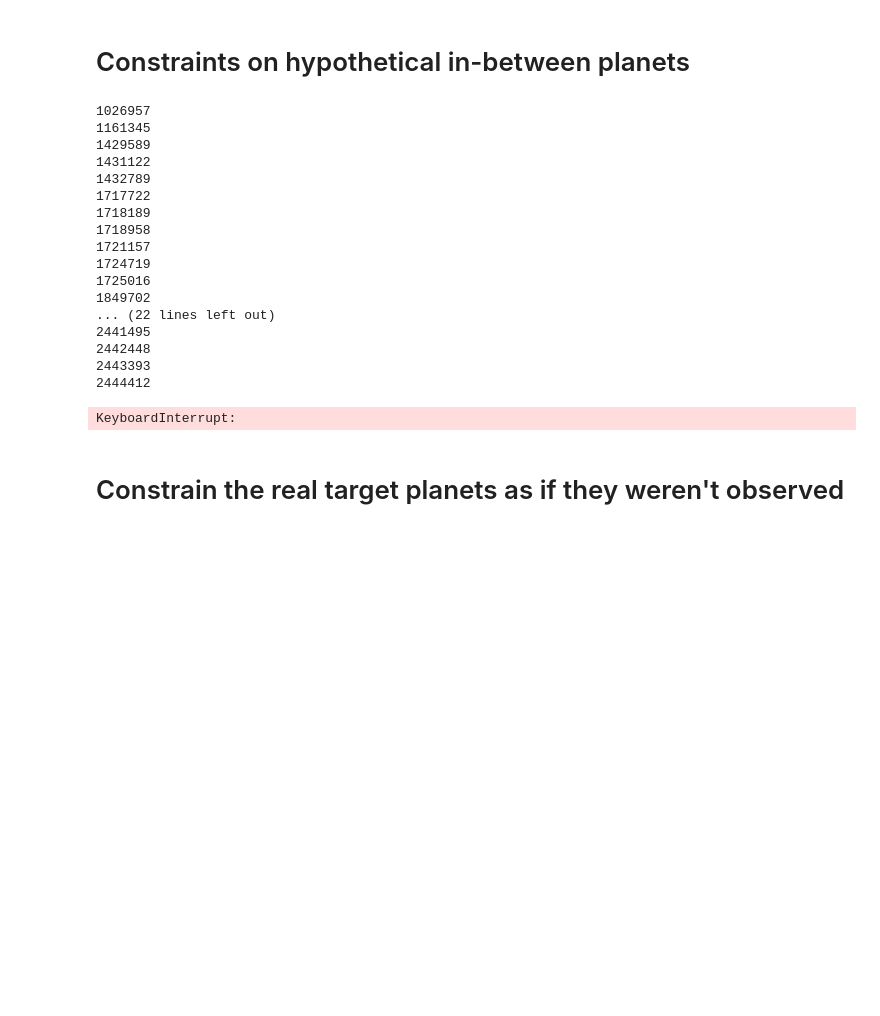
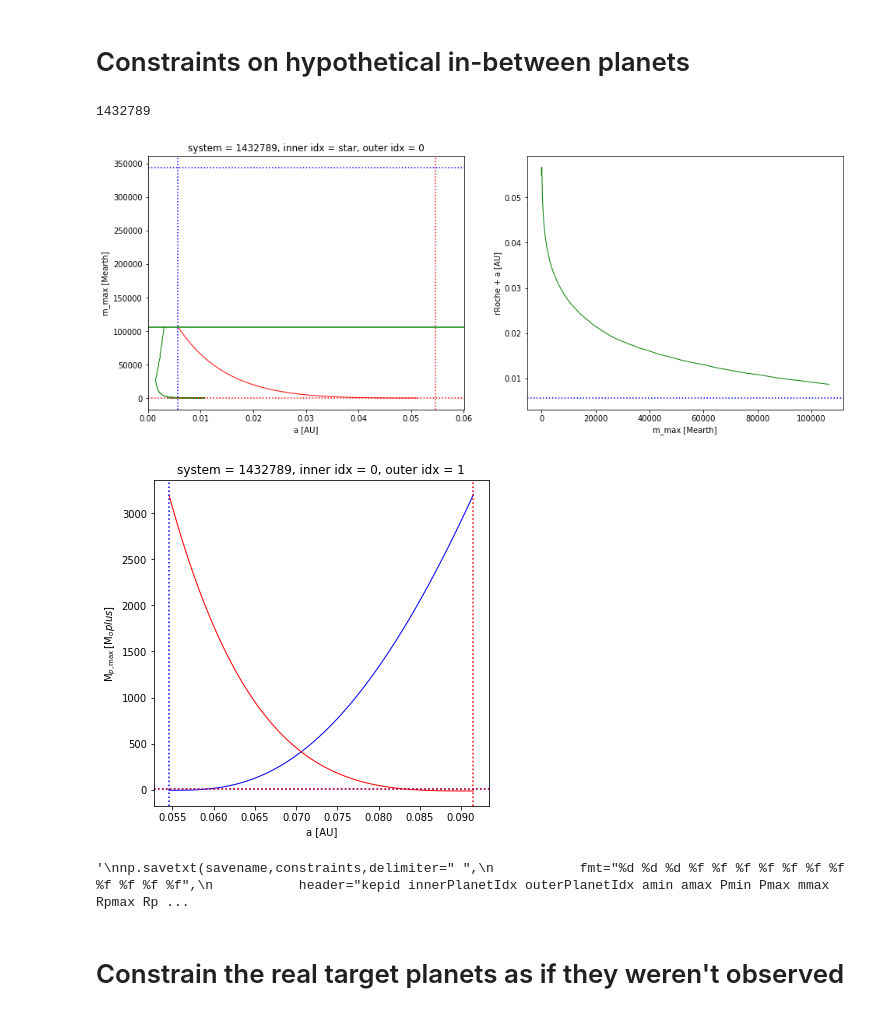
Before and after one commit to esandford/mmi-tagger, a Jupyter notebook: planettagger/constrainProperties.ipynb, the cells around one changed output. Drawn from its saved outputs; the diff is of its cells as text; code cells hidden in the pictures; blank space fills up the shorter version.

```diff
--- a/planettagger/constrainProperties.ipynb
+++ b/planettagger/constrainProperties.ipynb
@@ -96,7 +96,7 @@ kepids_toloop = unique_kepid
 savename = "./realPlanets_obs/realKOIs_hypotheticalConstraints.txt"
 
 
-for ID in kepids_toloop:
+for ID in kepids_toloop[4:5]:
     print(ID)
     thisSystem_mask = (kepids == ID)
     thisSystem_idxs = idxs[thisSystem_mask]
@@ -167,7 +167,7 @@ for ID in kepids_toloop:
         Rmedian = 1000
         Rplus = 0
         Rminus= 0
-    """
+
     #print(rRoche)
     fig,axes = plt.subplots(1,2,figsize=(16,6))
     #axes[0].plot(a_allow,mmax_frominner,'b-',lw=1)
@@ -191,7 +191,7 @@ for ID in kepids_toloop:
     axes[1].set_ylabel('rRoche + a [AU]')
 
     plt.show()
-    """
+
     #print(mmax_fromouter)
     #print(mmax)
     #print(Rmedian)
@@ -276,54 +276,42 @@ for ID in kepids_toloop:
             constrainedPlanet[7] = mmax
             constrainedPlanet[8] = Rmedian
             constrainedPlanet[9] = Rplus
             constrainedPlanet[10] = Rminus
 
             constrainedPlanet[11] = Rmedian/Rstar
             constrainedPlanet[12] = Rplus/Rstar
             constrainedPlanet[13] = Rminus/Rstar
 
-            """
+
             #print(mmax/317.8)#jupiter masses---i.e. is this a meaningful constraint?
 
             fig = plt.figure(figsize=(6,6))
             plt.plot(a_allow,mmax_frominner,'b-',lw=1)
             plt.plot(a_allow,mmax_fromouter,'r-',lw=1)
             plt.axvline(a_inner,color='b',ls=':')
             plt.axvline(a_outer,color='r',ls=':')
             #plt.axvline(a_mmax,color='g',ls=':')
 
             plt.axhline(m_inner,color='b',ls=':')
             plt.axhline(m_outer,color='r',ls=':')
             #plt.axhline(mmax,color='g',ls=':')
-            plt.xlabel("a [AU]")
-            plt.ylabel("m_max [Mearth]")
+            plt.xlabel(r"a [AU]")
+            plt.ylabel(r"$\mathrm{M}_{p,\mathrm{max}}\, [\mathrm{M}_\oplus]$")
             plt.title("system = {0}, inner idx = {1}, outer idx = {2}".format(ID,j,j+1))
-            """
+            plt.show()
 
             constraints = np.vstack((constraints,constrainedPlanet))
 constraints = constraints[1:]
+'''
 np.savetxt(savename,constraints,delimiter=" ",
            fmt="%d %d %d %f %f %f %f %f %f %f %f %f %f %f",
            header="kepid innerPlanetIdx outerPlanetIdx amin amax Pmin Pmax mmax Rpmax Rpmax_uerr Rpmax_lerr rormax rormax_uerr rormax_lerr")
+'''
 # %% [output]
-1026957
-1161345
-1429589
-1431122
 1432789
-1717722
-1718189
-1718958
-1721157
-1724719
-1725016
-1849702
-... (22 lines left out)
-2441495
-2442448
-2443393
-2444412
+[figure, added]
+[figure, added]
-KeyboardInterrupt:
+'\nnp.savetxt(savename,constraints,delimiter=" ",\n           fmt="%d %d %d %f %f %f %f %f %f %f %f %f %f %f",\n           header="kepid innerPlanetIdx outerPlanetIdx amin amax Pmin Pmax mmax Rpmax Rp ...
 # %%
 print(np.shape(constraints))
 
```
Also changed, not shown: parts of 2 cells of this notebook, 19 other files.
